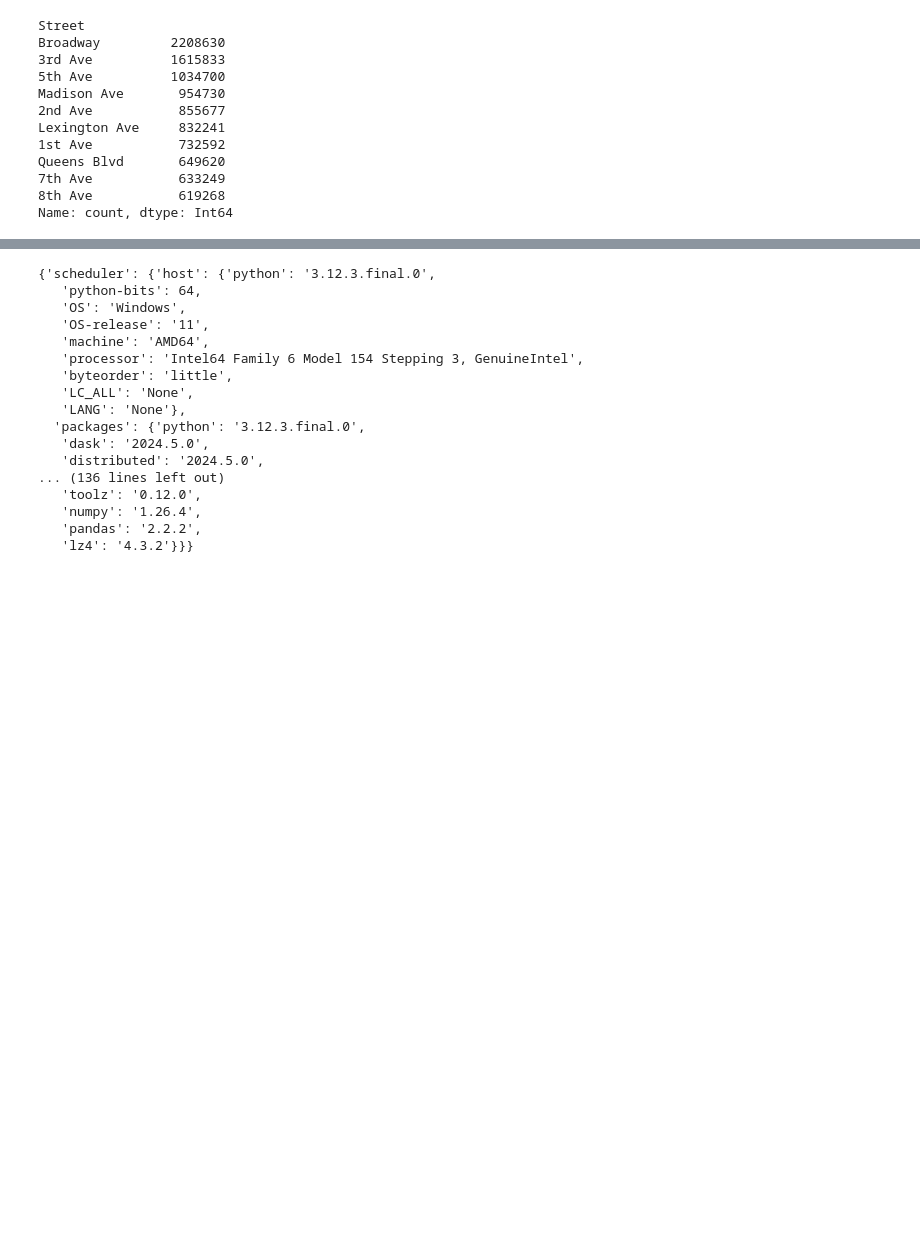
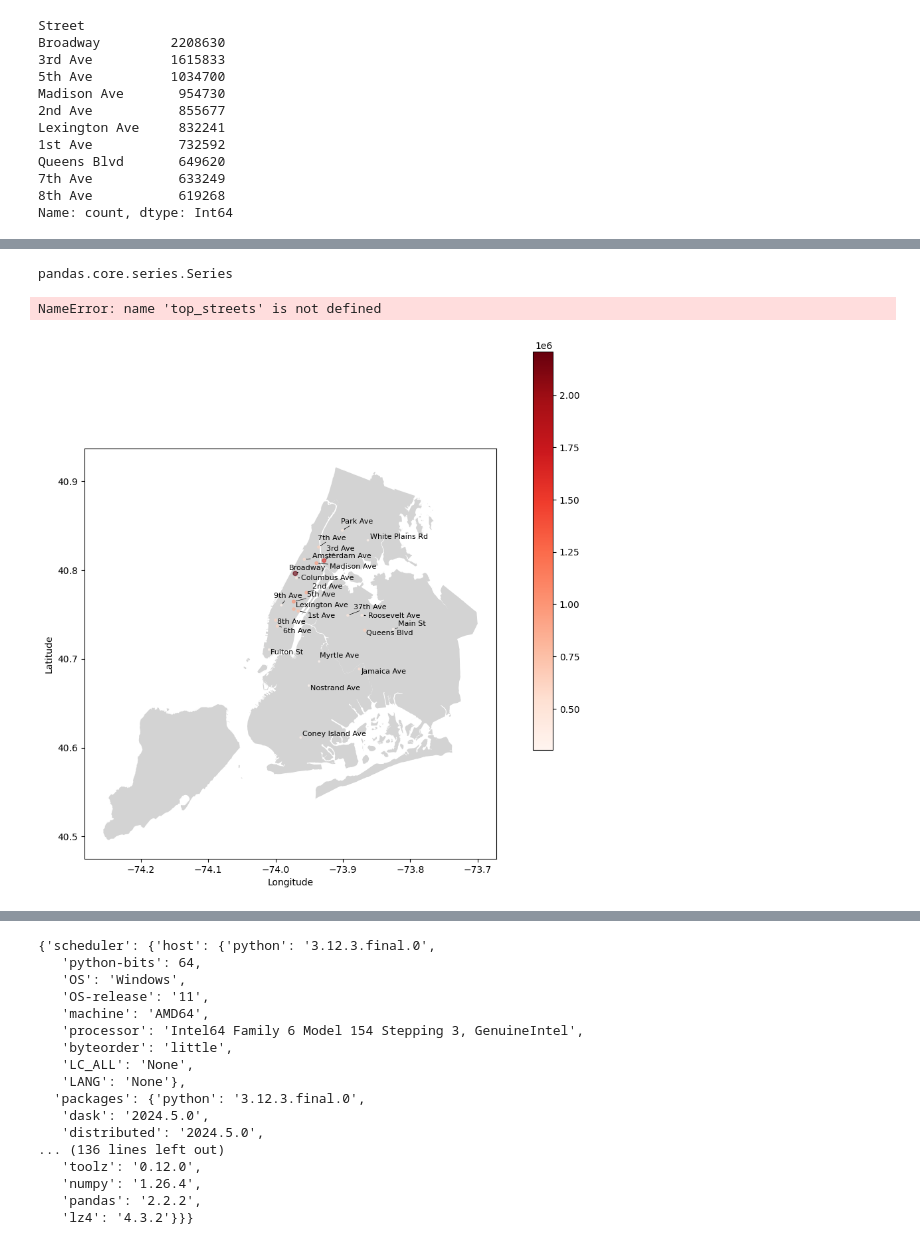
Before and after one commit to AnjaH4/BD_project, a Jupyter notebook: eda.ipynb, the cells around one changed output, grey strips where cells are left out. Drawn from its saved outputs; the diff is of its cells as text; code cells hidden in the pictures; blank space fills up the shorter version.

```diff
--- a/eda.ipynb
+++ b/eda.ipynb
@@ -433,3 +447,8 @@ Queens Blvd       649620
 7th Ave           633249
 8th Ave           619268
 Name: count, dtype: Int64
+# %%
+street_counts = df['Street'].value_counts()
+# %%
+top_streets = street_counts.nlargest(25)
+top_streets
@@ -435,0 +473,43 @@ Name: count, dtype: Int64
+# %%
+type(top_streets)
+# %% [output]
+pandas.core.series.Series
+# %%
+# extract top 10 street names
+top_streets_names = top_streets.index.tolist()
+top_streets_names
+# %% [output]
+NameError: name 'top_streets' is not defined
+# %%
+import geopandas as gpd
+import pandas as pd
+import matplotlib.pyplot as plt
+from geopy.geocoders import Nominatim
+from shapely.geometry import Point
+from geodatasets import get_path
+from adjustText import adjust_text  # Import adjustText for label adjustment
+
+# Assuming top_streets is a Series where the index is the street name and the value is the violation count
+
+# Convert the Series to a DataFrame
+df = top_streets.reset_index()
+df.columns = ['Street', 'Violations']
+
+# Geocoding: Get the latitude and longitude for each street
+geolocator = Nominatim(user_agent="parking_violations")
+df['Coordinates'] = df['Street'].apply(lambda x: geolocator.geocode(f"{x}, New York, NY"))
+
+# Filter out None values (in case some addresses couldn't be geocoded)
+df = df.dropna(subset=['Coordinates'])
+
+# Extract latitude and longitude
+df['Latitude'] = df['Coordinates'].apply(lambda x: x.latitude)
+df['Longitude'] = df['Coordinates'].apply(lambda x: x.longitude)
+
+# Create a GeoDataFrame
+gdf = gpd.GeoDataFrame(df, geometry=gpd.points_from_xy(df.Longitude, df.Latitude))
+
+# Set the coordinate reference system to WGS84 (lat/lon)
+gdf.set_crs(epsg=4326, inplace=True)
+# %% [output]
+[figure, added]
```
Also changed, not shown: parts of 8 cells of this notebook, 1 other file.
